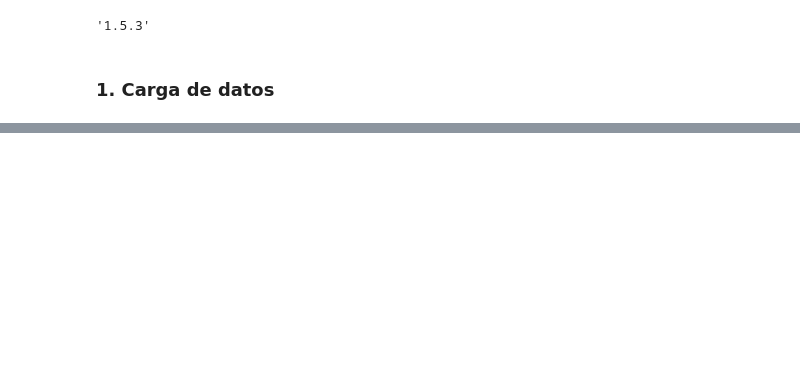
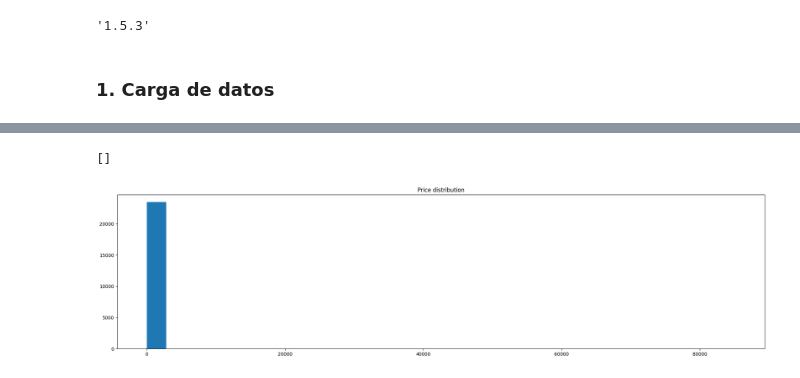
Before and after one commit to Jucavilav/Ciencia-de-datos, a Jupyter notebook: JuanCarlosAvila.ipynb, the cells around one changed output, grey strips where cells are left out. Saved outputs shown, nothing was run; the diff lists cells and outputs as text; code cells hidden in the pictures; blank space fills up the shorter version.

```diff
--- a/JuanCarlosAvila.ipynb
+++ b/JuanCarlosAvila.ipynb
@@ -35,4 +35,4 @@ pd.__version__
 # %% [markdown]
 ### 1. Carga de datos
 # %%
-listings_df = pd.read_csv("/listings.csv.gz")
+listings_df = pd.read_csv("/content/Ciencia-de-datos/datos/listings.csv.gz")
@@ -38,0 +130,12 @@ listings_df = pd.read_csv("/listings.csv.gz")
+# %%
+# Transformacio del atributo precio
+listings_df["price_float"] = listings_df["price"].str.replace("[$,]", "", regex=True).astype(float)
+# %%
+# Histograma de precio
+plt.figure(figsize=(25, 6))
+plt.hist(listings_df["price_float"], bins=30)
+plt.title("Price distribution")
+plt.plot()
+# %% [output]
+[]
+[figure, added]
```
Also changed, not shown: parts of 15 cells of this notebook.
